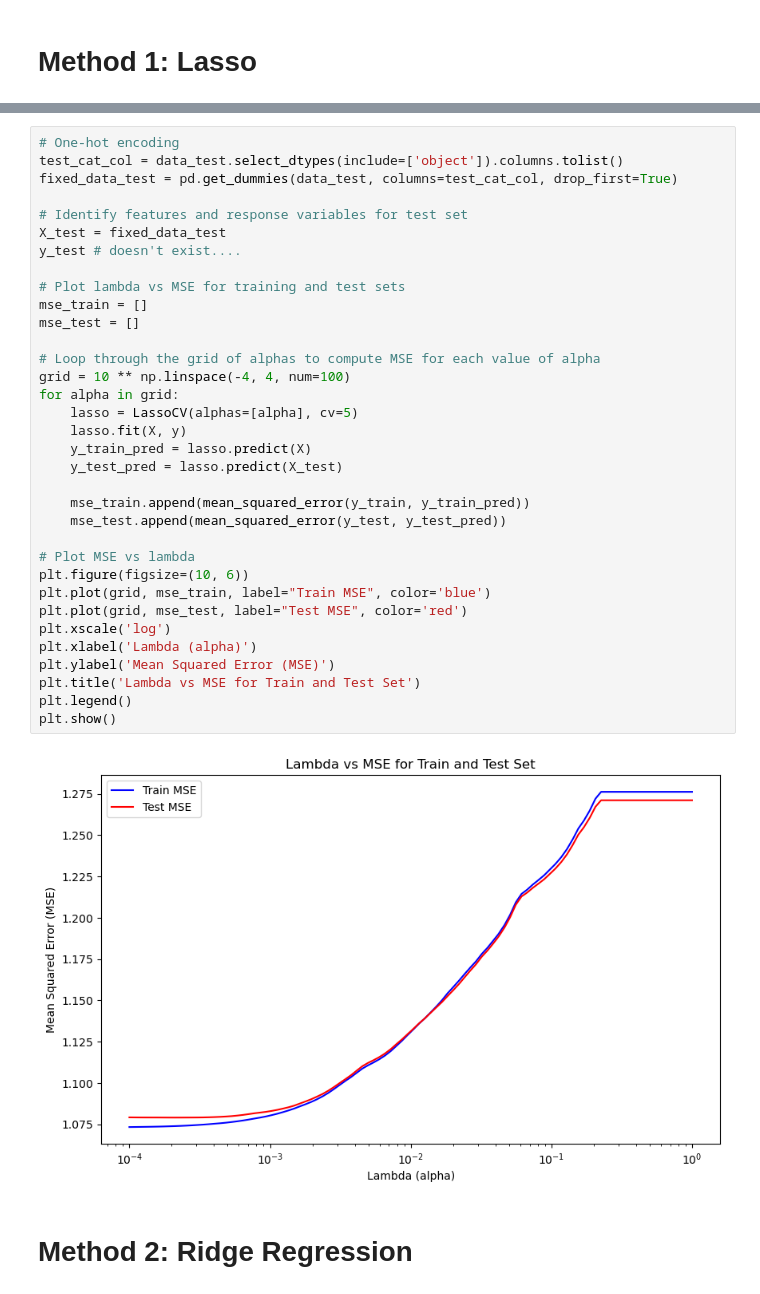
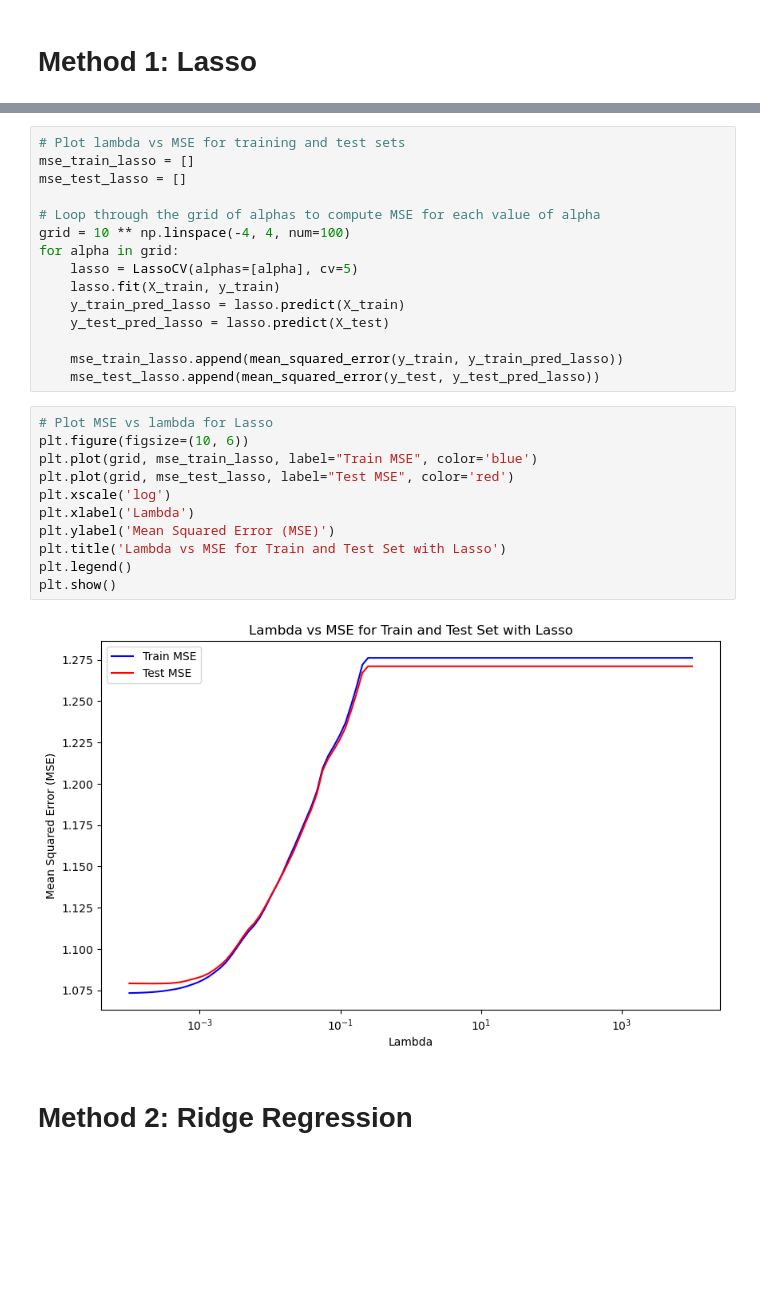
Before and after one commit to ashzhe7/HCT_Survival_Predictions, a Jupyter notebook: BIOS635_Midterm.ipynb, the cells around one changed output, grey strips where cells are left out. Cells and saved outputs as stored; diff of their text form; blank space fills up the shorter version.

```diff
--- a/BIOS635_Midterm.ipynb
+++ b/BIOS635_Midterm.ipynb
@@ -254,39 +280,31 @@ fixed_data_test
 # %%
-# One-hot encoding
-test_cat_col = data_test.select_dtypes(include=['object']).columns.tolist()
-fixed_data_test = pd.get_dummies(data_test, columns=test_cat_col, drop_first=True)
-
-# Identify features and response variables for test set
-X_test = fixed_data_test
-y_test # doesn't exist....
-
 # Plot lambda vs MSE for training and test sets
-mse_train = []
-mse_test = []
+mse_train_lasso = []
+mse_test_lasso = []
 
 # Loop through the grid of alphas to compute MSE for each value of alpha
 grid = 10 ** np.linspace(-4, 4, num=100)
 for alpha in grid:
     lasso = LassoCV(alphas=[alpha], cv=5)
-    lasso.fit(X, y)
-    y_train_pred = lasso.predict(X)
-    y_test_pred = lasso.predict(X_test)
+    lasso.fit(X_train, y_train)
+    y_train_pred_lasso = lasso.predict(X_train)
+    y_test_pred_lasso = lasso.predict(X_test)
 
-    mse_train.append(mean_squared_error(y_train, y_train_pred))
-    mse_test.append(mean_squared_error(y_test, y_test_pred))
-
-# Plot MSE vs lambda
-plt.figure(figsize=(10, 6))
-plt.plot(grid, mse_train, label="Train MSE", color='blue')
-plt.plot(grid, mse_test, label="Test MSE", color='red')
-plt.xscale('log')
-plt.xlabel('Lambda (alpha)')
-plt.ylabel('Mean Squared Error (MSE)')
-plt.title('Lambda vs MSE for Train and Test Set')
-plt.legend()
-plt.show()
+    mse_train_lasso.append(mean_squared_error(y_train, y_train_pred_lasso))
+    mse_test_lasso.append(mean_squared_error(y_test, y_test_pred_lasso))
-# %% [output]
-[figure, removed]
+# %%
+# Plot MSE vs lambda for Lasso
+plt.figure(figsize=(10, 6))
+plt.plot(grid, mse_train_lasso, label="Train MSE", color='blue')
+plt.plot(grid, mse_test_lasso, label="Test MSE", color='red')
+plt.xscale('log')
+plt.xlabel('Lambda')
+plt.ylabel('Mean Squared Error (MSE)')
+plt.title('Lambda vs MSE for Train and Test Set with Lasso')
+plt.legend()
+plt.show()
+# %% [output]
+[figure, added]
 # %% [markdown]
 # Method 2: Ridge Regression
 # %%
```
Also changed, not shown: parts of 23 cells of this notebook.
